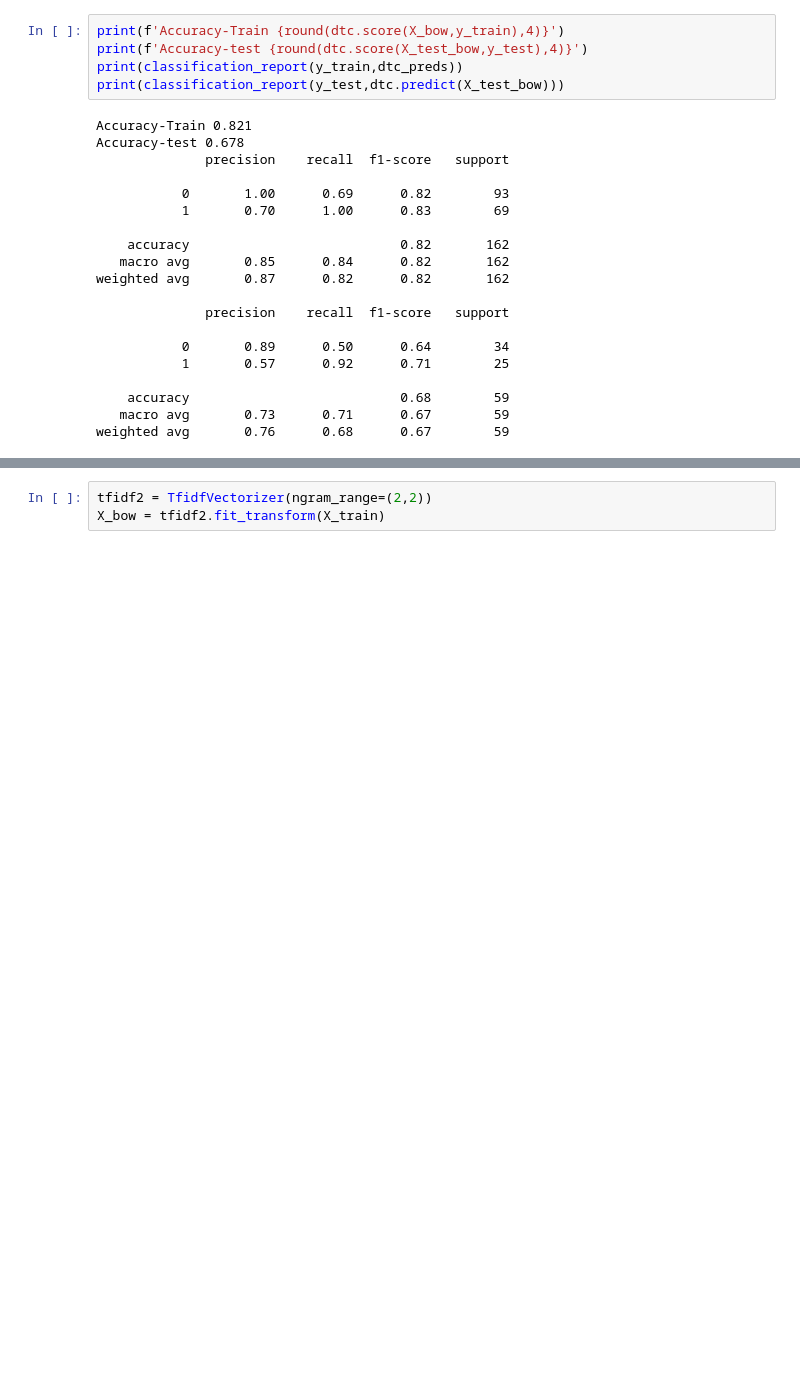
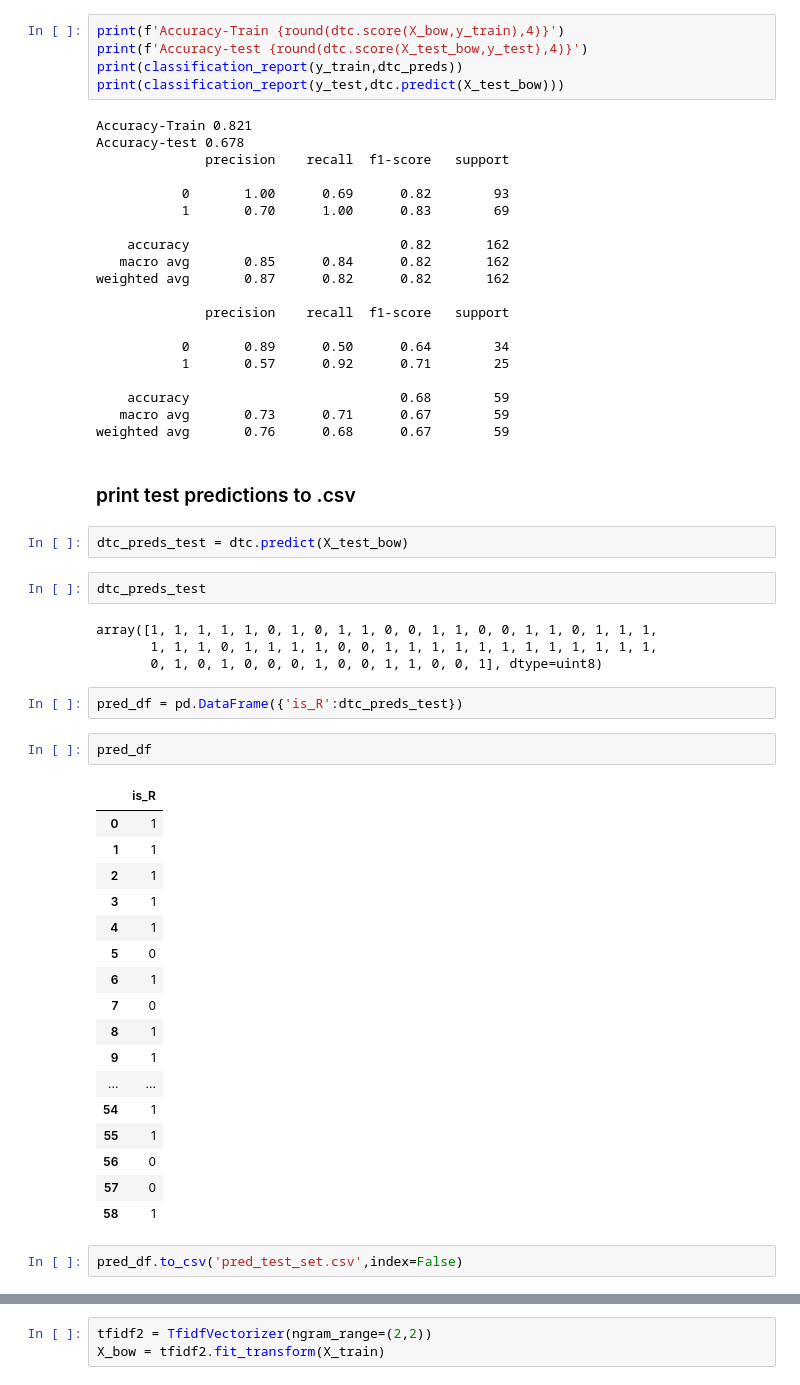
Before and after one commit to Cod-Up-Our-Data/github_language_processing, a Jupyter notebook: model_r.ipynb, the cells around one changed output, grey strips where cells are left out. Drawn from its saved outputs; the diff is of its cells as text; blank space fills up the shorter version.

```diff
--- a/model_r.ipynb
+++ b/model_r.ipynb
@@ -311,4 +319,38 @@ weighted avg       0.87      0.82      0.82       162
     accuracy                           0.68        59
    macro avg       0.73      0.71      0.67        59
 weighted avg       0.76      0.68      0.67        59
+# %% [markdown]
+### print test predictions to .csv
+# %%
+dtc_preds_test = dtc.predict(X_test_bow)
+# %%
+dtc_preds_test
+# %% [output]
+array([1, 1, 1, 1, 1, 0, 1, 0, 1, 1, 0, 0, 1, 1, 0, 0, 1, 1, 0, 1, 1, 1,
+       1, 1, 1, 0, 1, 1, 1, 1, 0, 0, 1, 1, 1, 1, 1, 1, 1, 1, 1, 1, 1, 1,
+       0, 1, 0, 1, 0, 0, 0, 1, 0, 0, 1, 1, 0, 0, 1], dtype=uint8)
+# %%
+pred_df = pd.DataFrame({'is_R':dtc_preds_test})
+# %%
+pred_df
+# %% [output]
+|  | is_R |
+| 0 | 1 |
+| 1 | 1 |
+| 2 | 1 |
+| 3 | 1 |
+| 4 | 1 |
+| 5 | 0 |
+| 6 | 1 |
+| 7 | 0 |
+| 8 | 1 |
+| 9 | 1 |
+| ... | ... |
+| 54 | 1 |
+| 55 | 1 |
+| 56 | 0 |
+| 57 | 0 |
+| 58 | 1 |
+# %%
+pred_df.to_csv('pred_test_set.csv',index=False)
 # %% [markdown]
```
Also changed, not shown: parts of 6 cells of this notebook, 1 other file.
